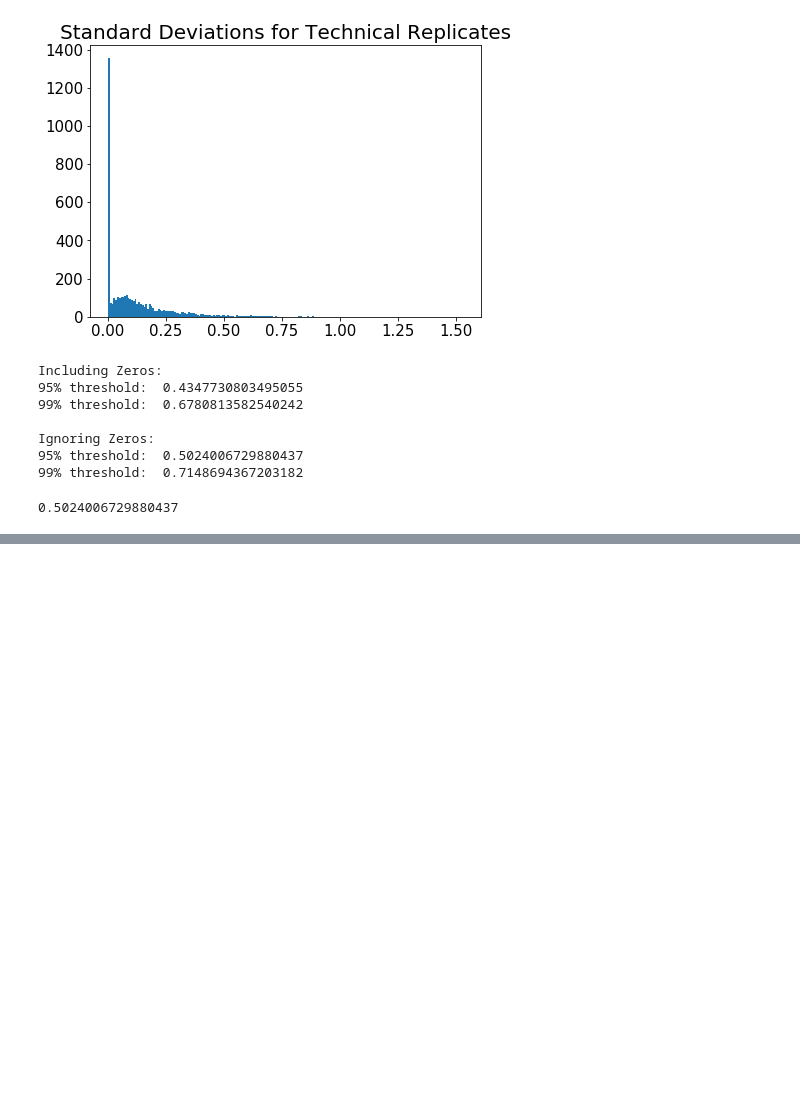
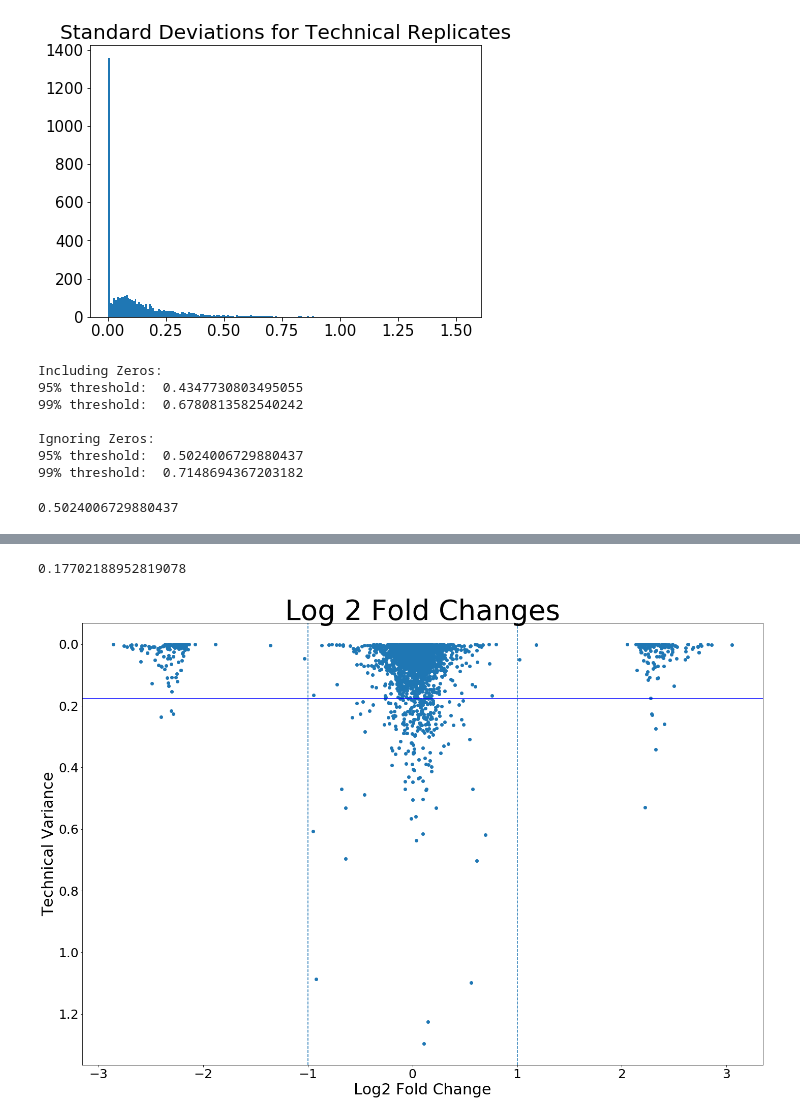
Before and after one commit to PayneLab/MassSpec-Analysis, a Jupyter notebook: Overview.ipynb, the cells around one changed output, grey strips where cells are left out. Cells and saved outputs as stored; diff of their text form; code cells hidden in the pictures; blank space fills up the shorter version.

```diff
--- a/Overview.ipynb
+++ b/Overview.ipynb
@@ -12,7 +12,7 @@ We deal with processed data. The input file is a tab deliminated text file conta
 
 Using the readin function returns a pandas dataframe of the intensity values from the file.
 # %%
-file = "data/proteinGroups_example_simplified.txt"
+file = "data/proteinGroups_MS3_simplified.txt"
 msdata = readin(file)
 # %% [markdown]
 Using the experimental design table, we determine which columns are controls and samples. In the example data there are 10 reporters, including a negative control and a boost column.
@@ -133,0 +113,7 @@ Using a 1.250 fold change threshold
+# %%
+approxZero = eval_neg_cont(file, neg_col)["ave_zero_log"]
+graph_by_variance(msdata_log, technical_replicates,
+                  approxZero = approxZero)
+# %% [output]
+0.17702188952819078
+[figure, added]
```
Also changed, not shown: parts of 6 cells of this notebook, 8 other files.
